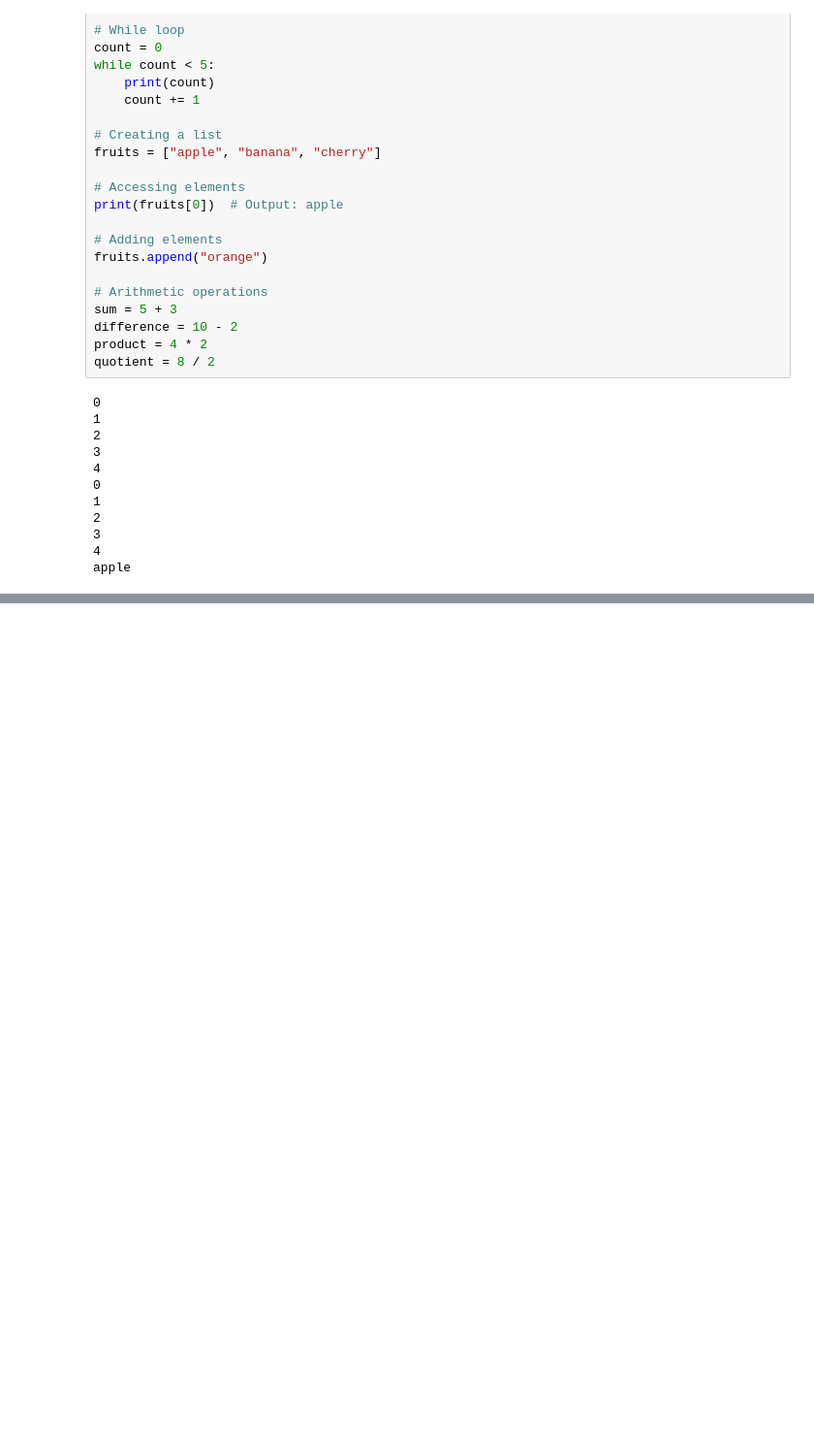
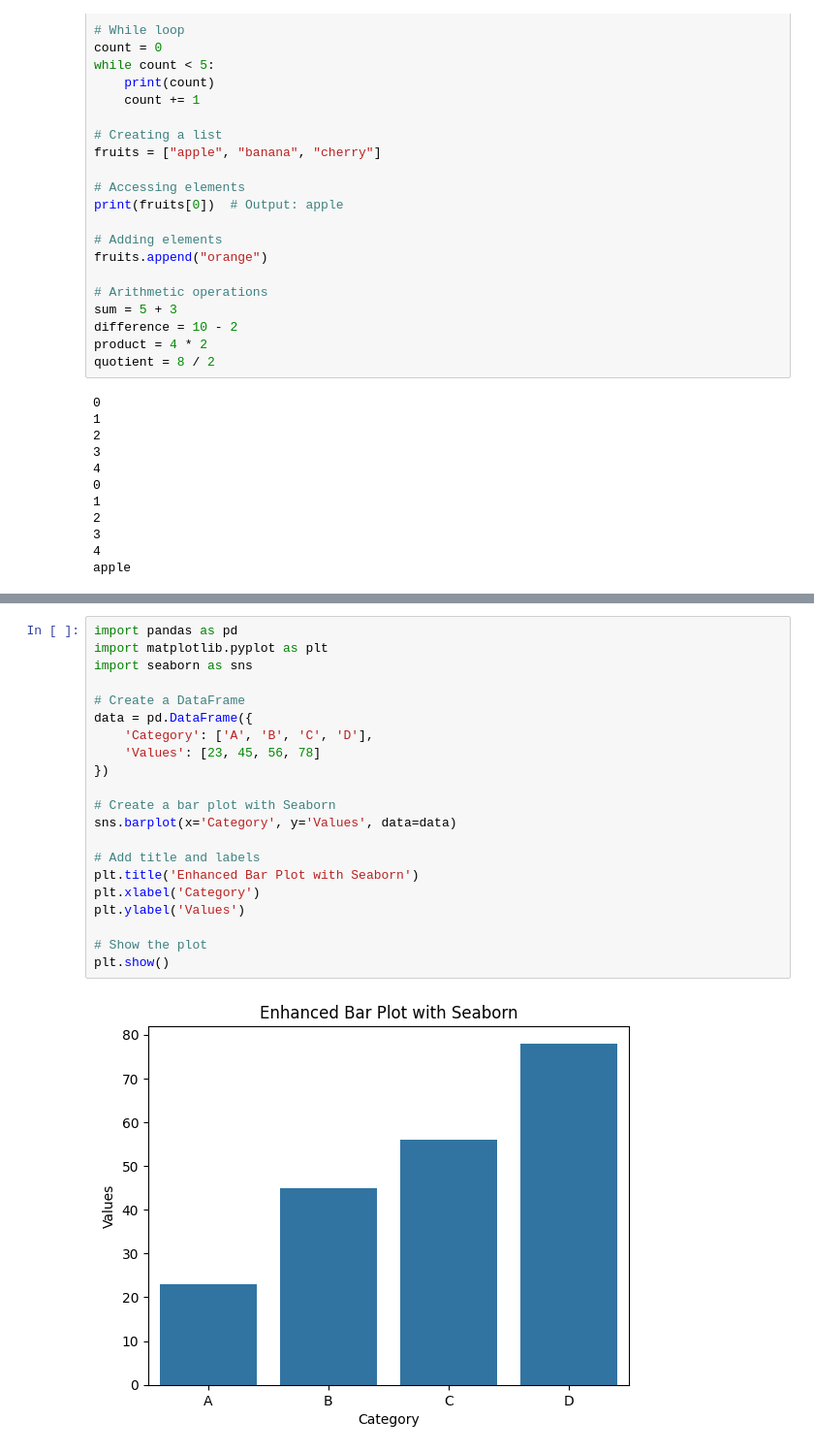
Before and after one commit to Daniel220204/ai-for-the-arts, a Jupyter notebook: Coding_exercises.ipynb, the cells around one changed output, grey strips where cells are left out. Shown at 97% size. Cells and saved outputs as stored; diff of their text form; blank space fills up the shorter version.

```diff
--- a/Coding_exercises.ipynb
+++ b/Coding_exercises.ipynb
@@ -965,0 +1004,23 @@ apple
+# %%
+import pandas as pd
+import matplotlib.pyplot as plt
+import seaborn as sns
+
+# Create a DataFrame
+data = pd.DataFrame({
+    'Category': ['A', 'B', 'C', 'D'],
+    'Values': [23, 45, 56, 78]
+})
+
+# Create a bar plot with Seaborn
+sns.barplot(x='Category', y='Values', data=data)
+
+# Add title and labels
+plt.title('Enhanced Bar Plot with Seaborn')
+plt.xlabel('Category')
+plt.ylabel('Values')
+
+# Show the plot
+plt.show()
+# %% [output]
+[figure, added]
```
Also changed, not shown: parts of 29 cells of this notebook.
